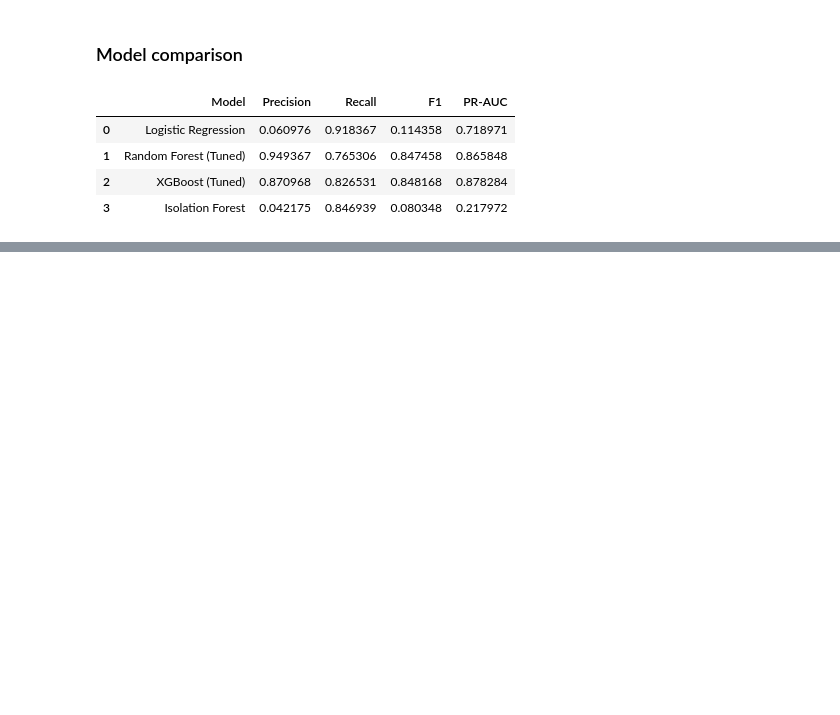
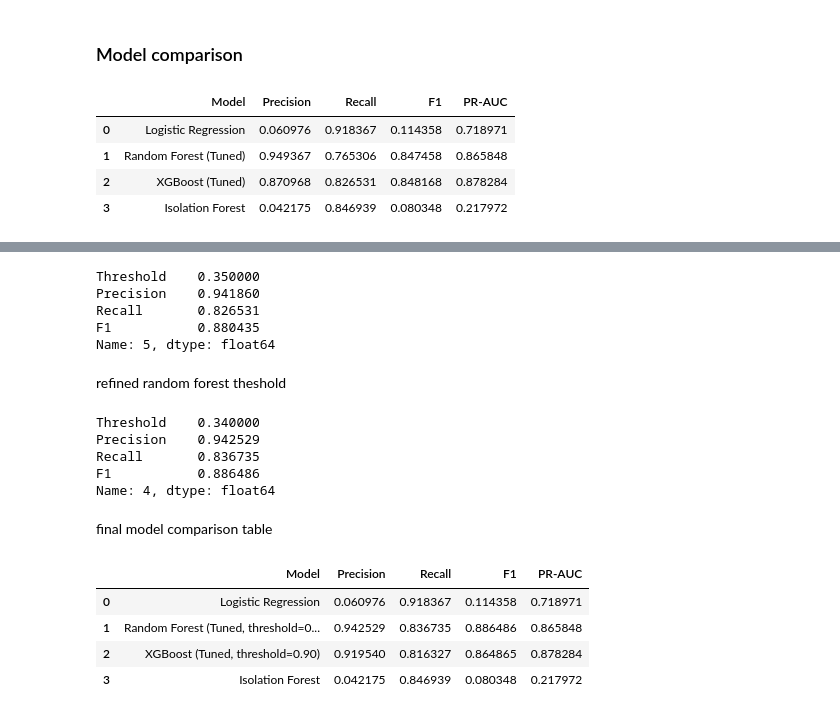
Before and after one commit to kafiaMhassan/Credit-Card-Anomaly-Detection, a Jupyter notebook: notebooks/modeling.ipynb, the cells around one changed output, grey strips where cells are left out. Saved outputs shown, nothing was run; the diff lists cells and outputs as text; code cells hidden in the pictures; blank space fills up the shorter version.

Commit message:
theshold analysis and updating requiremnts.txt file

```diff
--- a/notebooks/modeling.ipynb
+++ b/notebooks/modeling.ipynb
@@ -577,0 +702,80 @@ comparison_df
+# %%
+#highest f1 theshold
+best_rf_threshold = rf_threshold_results.loc[
+    rf_threshold_results["F1"].idxmax()
+]
+
+print(best_rf_threshold)
+# %% [output]
+Threshold    0.350000
+Precision    0.941860
+Recall       0.826531
+F1           0.880435
+Name: 5, dtype: float64
+# %% [markdown]
+refined random forest theshold
+# %%
+fine_thresholds = np.arange(0.30, 0.401, 0.01)
+
+fine_results = []
+
+for threshold in fine_thresholds:
+    y_pred = (y_prob_rf_tuned >= threshold).astype(int)
+
+    fine_results.append({
+        "Threshold": threshold,
+        "Precision": precision_score(y_test, y_pred),
+        "Recall": recall_score(y_test, y_pred),
+        "F1": f1_score(y_test, y_pred)
+    })
+
+fine_results = pd.DataFrame(fine_results)
+
+print(fine_results.loc[fine_results["F1"].idxmax()])
+# %% [output]
+Threshold    0.340000
+Precision    0.942529
+Recall       0.836735
+F1           0.886486
+Name: 4, dtype: float64
+# %% [markdown]
+final model comparison table
+# %%
+comparison = pd.DataFrame([
+    {
+        "Model": "Logistic Regression",
+        "Precision": precision,
+        "Recall": recall,
+        "F1": f1,
+        "PR-AUC": pr_auc
+    },
+    {
+        "Model": "Random Forest (Tuned, threshold=0.34)",
+        "Precision": 0.942529,
+        "Recall": 0.836735,
+        "F1": 0.886486,
+        "PR-AUC": pr_auc_rf_tuned
+    },
+    {
+        "Model": "XGBoost (Tuned, threshold=0.90)",
+        "Precision": 0.919540,
+        "Recall": 0.816327,
+        "F1": 0.864865,
+        "PR-AUC": pr_auc_xgb_tuned
+    },
+    {
+        "Model": "Isolation Forest",
+        "Precision": precision_iso,
+        "Recall": recall_iso,
+        "F1": f1_iso,
+        "PR-AUC": pr_auc_iso
+    }
+])
+
+comparison
+# %% [output]
+|  | Model | Precision | Recall | F1 | PR-AUC |
+| 0 | Logistic Regression | 0.060976 | 0.918367 | 0.114358 | 0.718971 |
+| 1 | Random Forest (Tuned, threshold=0... | 0.942529 | 0.836735 | 0.886486 | 0.865848 |
+| 2 | XGBoost (Tuned, threshold=0.90) | 0.919540 | 0.816327 | 0.864865 | 0.878284 |
+| 3 | Isolation Forest | 0.042175 | 0.846939 | 0.080348 | 0.217972 |
```
Also changed, not shown: parts of 11 cells of this notebook, 4 other files.
